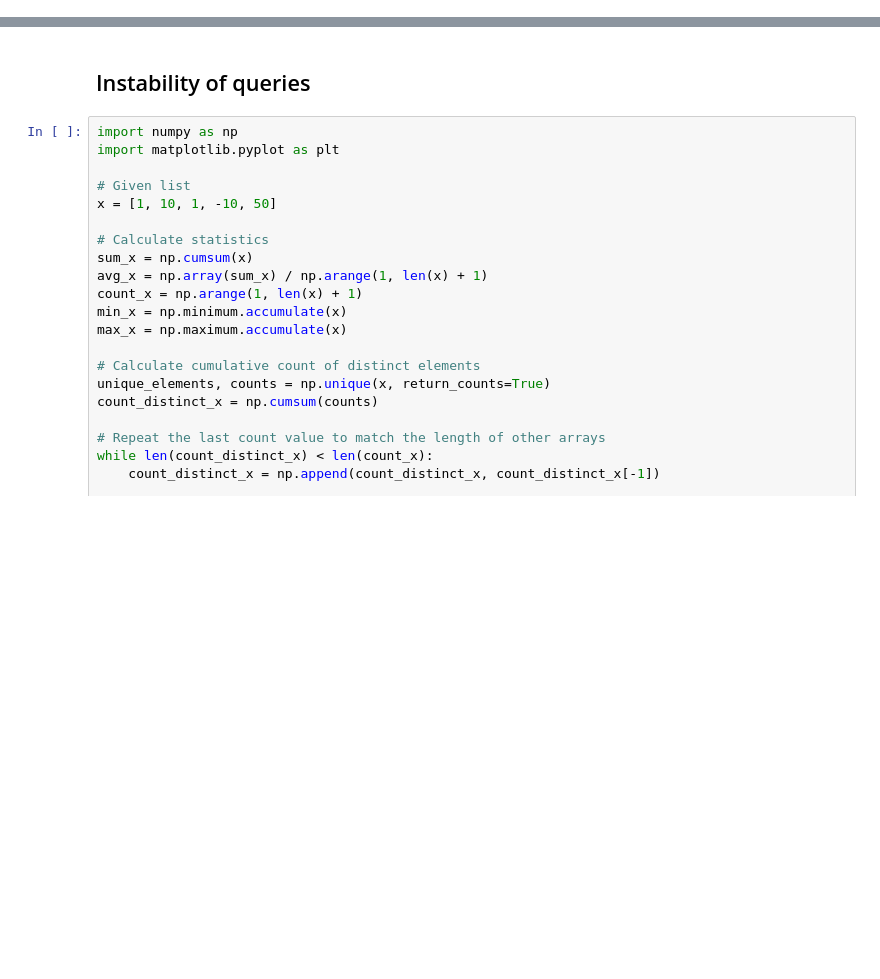
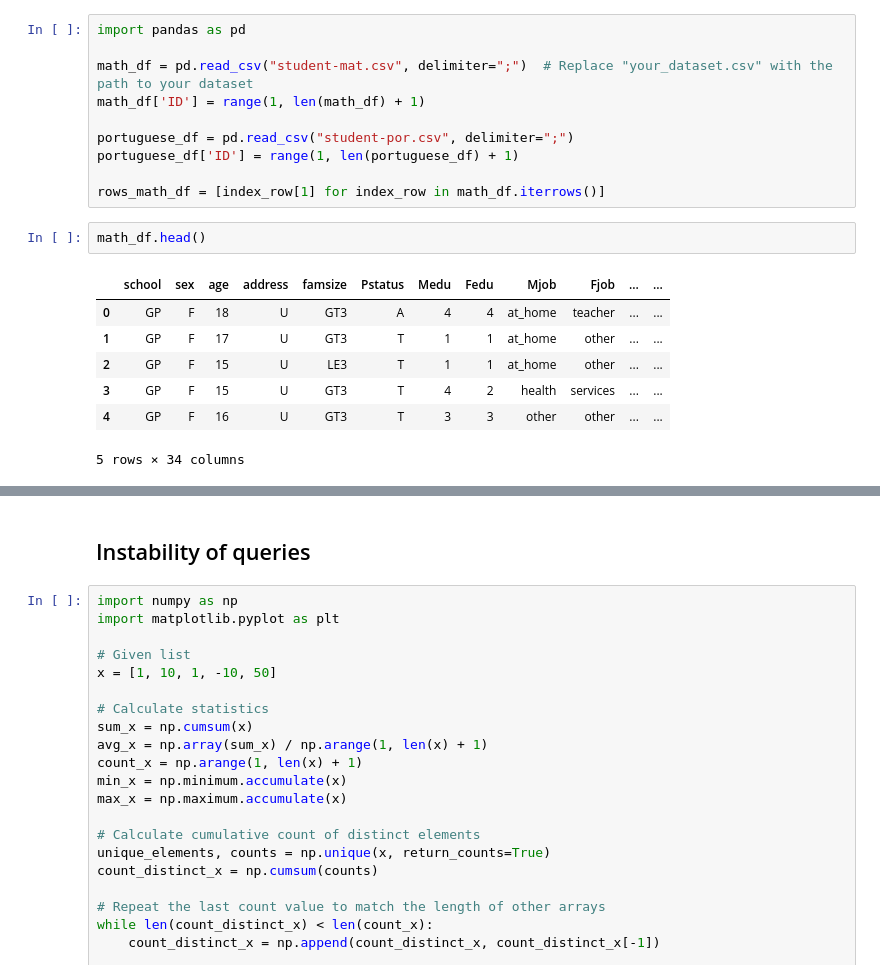
Before and after one commit to Chaitanyasuma/PAC-Experimentation, a Jupyter notebook: PipelineDP_Example.ipynb, the cells around one changed output, grey strips where cells are left out. Drawn from its saved outputs; the diff is of its cells as text; blank space fills up the shorter version.

```diff
--- a/PipelineDP_Example.ipynb
+++ b/PipelineDP_Example.ipynb
@@ -2,0 +86,20 @@
+# %%
+import pandas as pd
+
+math_df = pd.read_csv("student-mat.csv", delimiter=";")  # Replace "your_dataset.csv" with the path to your dataset
+math_df['ID'] = range(1, len(math_df) + 1)
+
+portuguese_df = pd.read_csv("student-por.csv", delimiter=";")
+portuguese_df['ID'] = range(1, len(portuguese_df) + 1)
+
+rows_math_df = [index_row[1] for index_row in math_df.iterrows()]
+# %%
+math_df.head()
+# %% [output]
+|  | school | sex | age | address | famsize | Pstatus | Medu | Fedu | Mjob | Fjob | ... | ... |
+| 0 | GP | F | 18 | U | GT3 | A | 4 | 4 | at_home | teacher | ... | ... |
+| 1 | GP | F | 17 | U | GT3 | T | 1 | 1 | at_home | other | ... | ... |
+| 2 | GP | F | 15 | U | LE3 | T | 1 | 1 | at_home | other | ... | ... |
+| 3 | GP | F | 15 | U | GT3 | T | 4 | 2 | health | services | ... | ... |
+| 4 | GP | F | 16 | U | GT3 | T | 3 | 3 | other | other | ... | ... |
+5 rows × 34 columns
```
Also changed, not shown: parts of 13 cells of this notebook.
